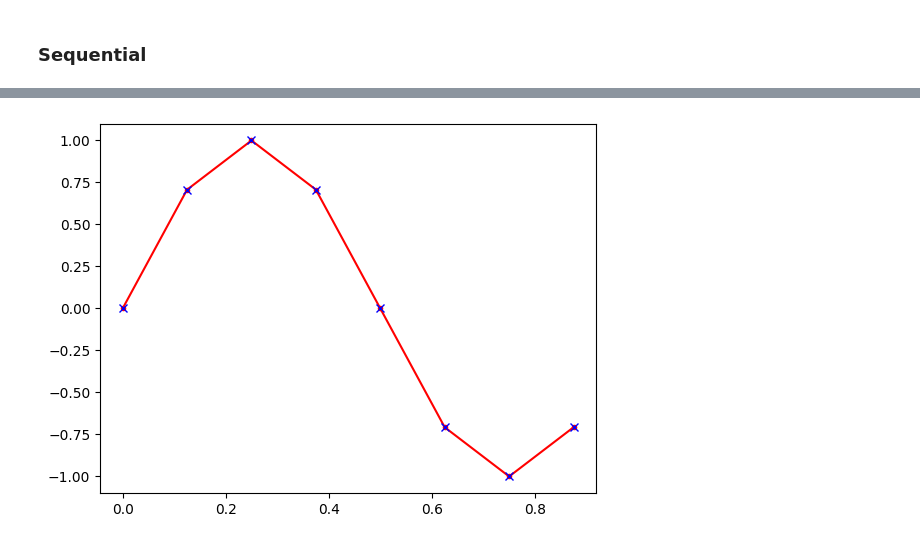
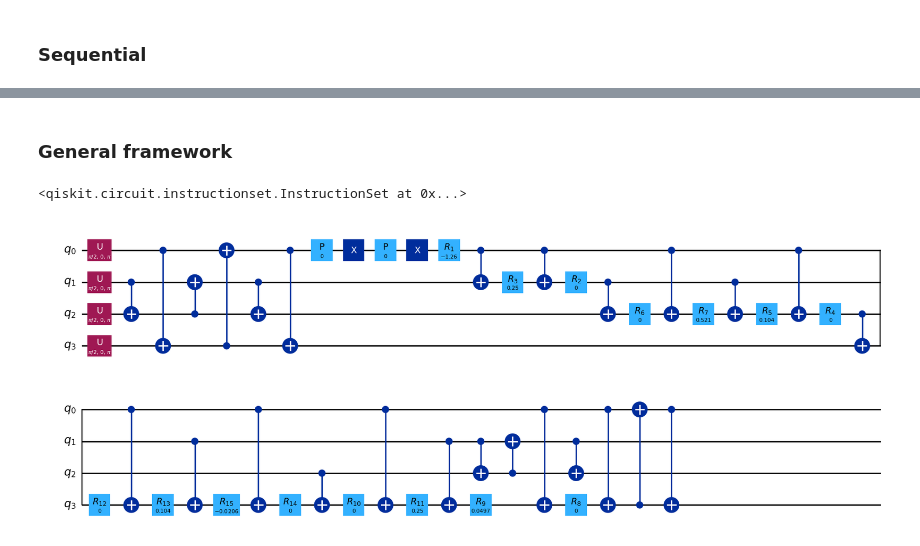
Before and after one commit to ugo-nzongani/Adjustable-depth-quantum-circuit-for-diagonal-unitary-and-QSP, a Jupyter notebook: zylberman_nzongani.ipynb, the cells around one changed output, grey strips where cells are left out. Saved outputs shown, nothing was run; the diff lists cells and outputs as text; code cells hidden in the pictures.

```diff
--- a/zylberman_nzongani.ipynb
+++ b/zylberman_nzongani.ipynb
@@ -624,12 +539,2 @@ plt.show()
-# %%
-state = qi.Statevector.from_instruction(qc2)
-
-L = np.array(state.data[0:2**n])
-L2 = np.angle(L)
-X = np.array(range(2**n))/2**n
-
-plt.plot(X,L2,marker='.',c='r')
-plt.plot(X,f(X),marker='x',c='b',linestyle='')
-plt.show()
-# %% [output]
-[figure, removed]
+# %% [markdown]
+### General framework
@@ -635,0 +629,31 @@ plt.show()
+# %%
+n = 4
+n_ancilla = 0
+gray_code = True
+list_operator_to_implement = [i for i in range(2**n)]
+
+def f(x):
+    return np.sin(2*np.pi*x)
+
+q1 = QuantumRegister(n,name='q')
+a1 = AncillaRegister(n_ancilla,name='a')
+qc1 = QuantumCircuit(q1,a1)
+
+q2 = QuantumRegister(n,name='q')
+a2 = AncillaRegister(n_ancilla,name='a')
+qc2 = QuantumCircuit(q2,a2)
+
+qc1.h(q1)
+qc2.h(q2)
+
+walsh_decomposition = general_framework(n,f,n_ancilla,decomposition='walsh',list_operator_to_implement=list_operator_to_implement,gray_code=gray_code,swaps=True)
+sequential_decomposition = general_framework(n,f,n_ancilla,decomposition='sequential',list_operator_to_implement=list_operator_to_implement,gray_code=gray_code,swaps=False)
+
+qc1.append(walsh_decomposition,qc1.qubits)
+qc2.append(sequential_decomposition,qc2.qubits)
+# %% [output]
+<qiskit.circuit.instructionset.InstructionSet at 0x...>
+# %%
+qc1.decompose(reps=3).draw('mpl',style='iqx')
+# %% [output]
+[figure, added]
```
Also changed, not shown: parts of 10 cells of this notebook.
